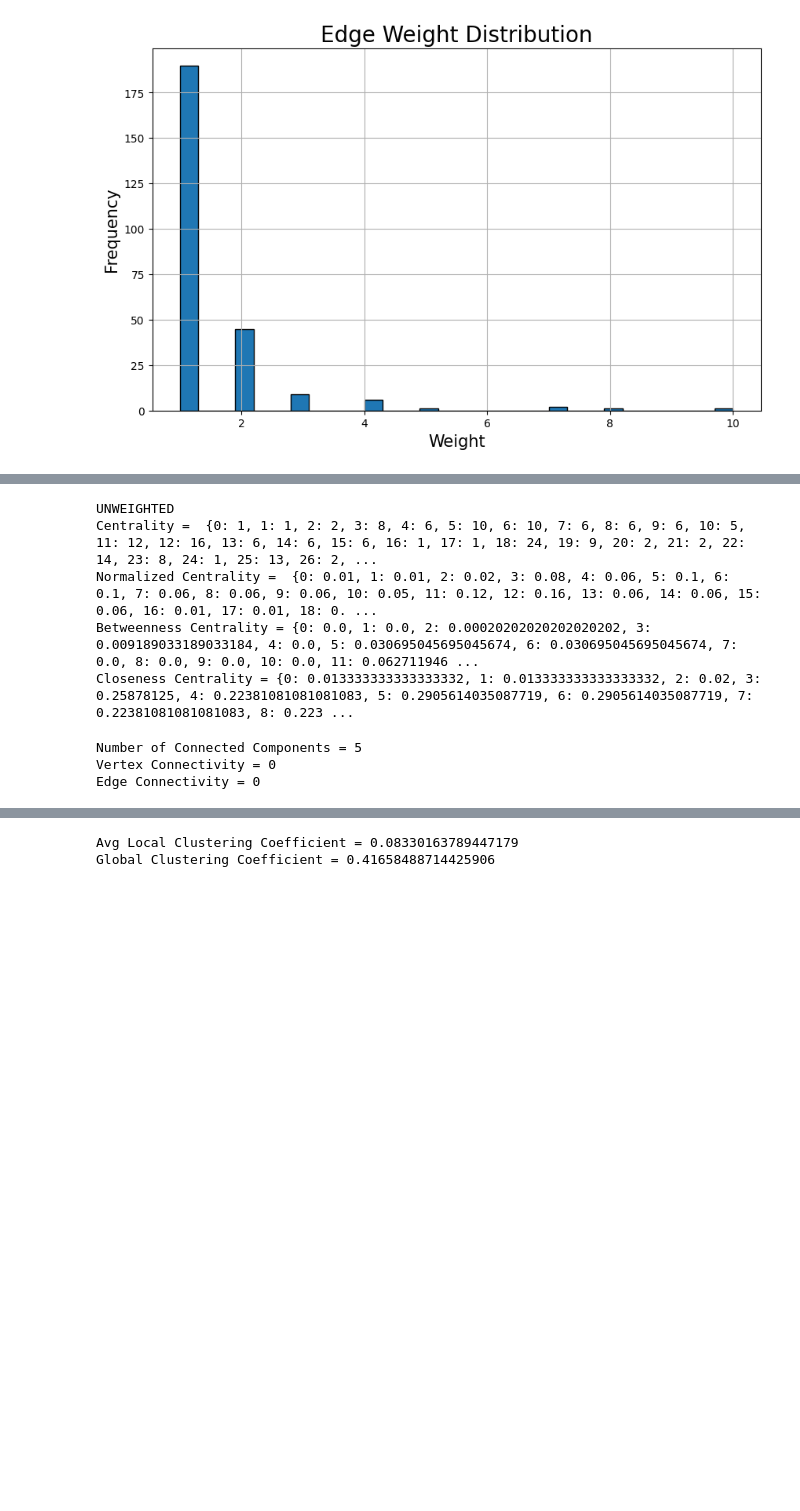
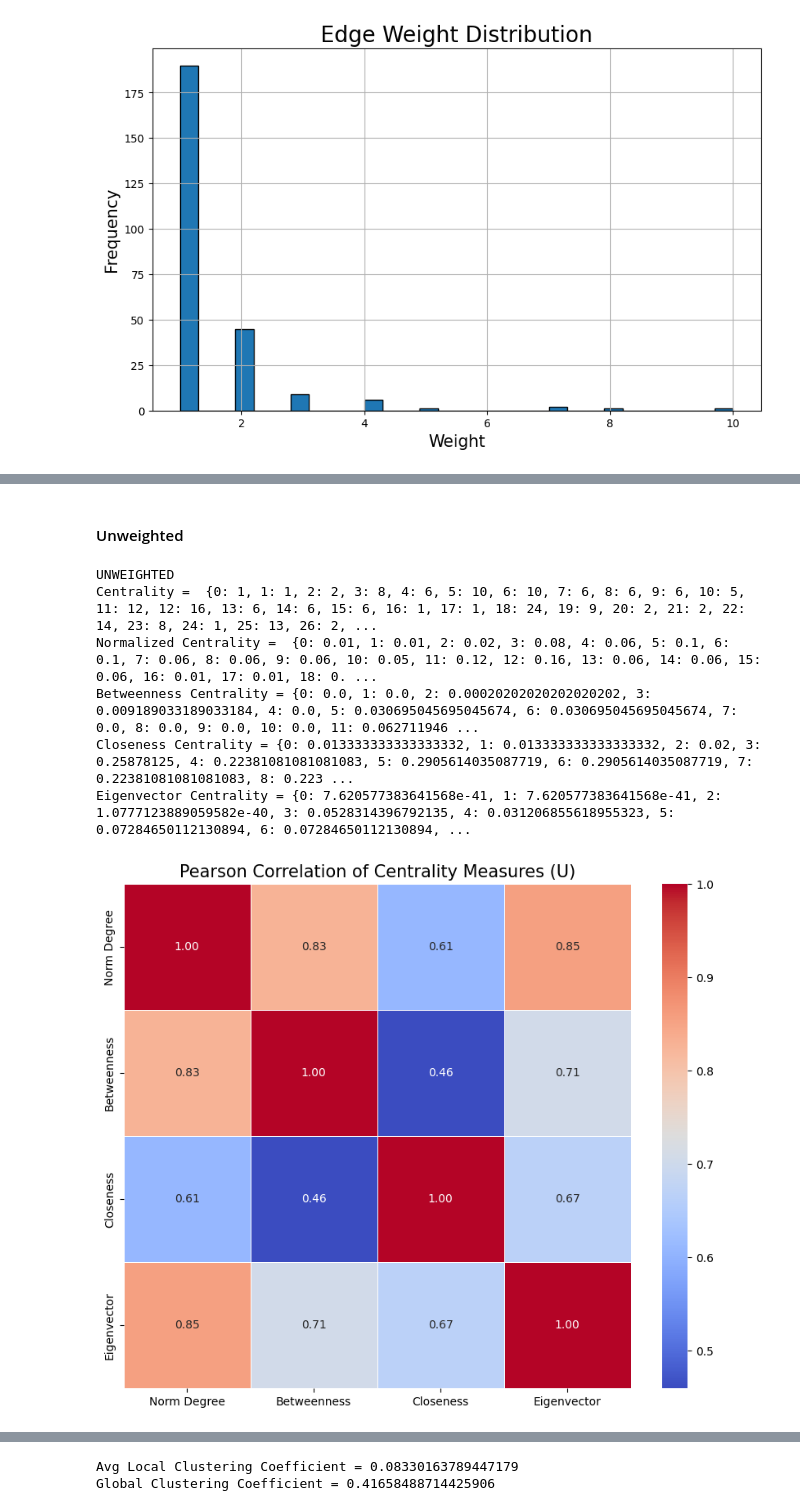
Before and after one commit to Enri98/mafia-network, a Jupyter notebook: project.ipynb, the cells around one changed output, grey strips where cells are left out. Drawn from its saved outputs; the diff is of its cells as text; code cells hidden in the pictures; blank space fills up the shorter version.

```diff
--- a/project.ipynb
+++ b/project.ipynb
@@ -337,17 +456,22 @@ Unweighted
+# %% [markdown]
+#### Unweighted
 # %%
 # Centrality measures
 norm_centrality_u = dict(sorted(nx.degree_centrality(Gu).items()))
 betweenness_centrality_u = dict(sorted(nx.betweenness_centrality(Gu).items()))
 closeness_centrality_u = dict(sorted(nx.closeness_centrality(Gu).items()))
+eigenvector_centrality_u = dict(sorted(nx.eigenvector_centrality(Gu).items()))
 
 print('UNWEIGHTED')
 print("Centrality = ", degree_u)
 print('Normalized Centrality = ', norm_centrality_u)
 print(f"Betweenness Centrality = {betweenness_centrality_u}")
 print(f'Closeness Centrality = {closeness_centrality_u}')
+print(f'Eigenvector Centrality = {eigenvector_centrality_u}')
 # %% [output]
 UNWEIGHTED
 Centrality =  {0: 1, 1: 1, 2: 2, 3: 8, 4: 6, 5: 10, 6: 10, 7: 6, 8: 6, 9: 6, 10: 5, 11: 12, 12: 16, 13: 6, 14: 6, 15: 6, 16: 1, 17: 1, 18: 24, 19: 9, 20: 2, 21: 2, 22: 14, 23: 8, 24: 1, 25: 13, 26: 2, ...
 Normalized Centrality =  {0: 0.01, 1: 0.01, 2: 0.02, 3: 0.08, 4: 0.06, 5: 0.1, 6: 0.1, 7: 0.06, 8: 0.06, 9: 0.06, 10: 0.05, 11: 0.12, 12: 0.16, 13: 0.06, 14: 0.06, 15: 0.06, 16: 0.01, 17: 0.01, 18: 0. ...
 Betweenness Centrality = {0: 0.0, 1: 0.0, 2: 0.00020202020202020202, 3: 0.009189033189033184, 4: 0.0, 5: 0.030695045695045674, 6: 0.030695045695045674, 7: 0.0, 8: 0.0, 9: 0.0, 10: 0.0, 11: 0.062711946 ...
 Closeness Centrality = {0: 0.013333333333333332, 1: 0.013333333333333332, 2: 0.02, 3: 0.25878125, 4: 0.22381081081081083, 5: 0.2905614035087719, 6: 0.2905614035087719, 7: 0.22381081081081083, 8: 0.223 ...
+Eigenvector Centrality = {0: 7.620577383641568e-41, 1: 7.620577383641568e-41, 2: 1.0777123889059582e-40, 3: 0.0528314396792135, 4: 0.031206855618955323, 5: 0.07284650112130894, 6: 0.07284650112130894, ...
@@ -363,13 +478,19 @@ Closeness Centrality = {0: 0.013333333333333332, 1: 0.013333333333333332, 2: 0.0
-# %%
-# Connectivity Analysis
-connected_components = list(nx.connected_components(G))
-vertex_connectivity = nx.node_connectivity(G)
-edge_connectivity = nx.edge_connectivity(G)
-
-print(f"Number of Connected Components = {len(connected_components)}")
-print(f"Vertex Connectivity = {vertex_connectivity}")
-print(f"Edge Connectivity = {edge_connectivity}")
-# %% [output]
-Number of Connected Components = 5
-Vertex Connectivity = 0
-Edge Connectivity = 0
+# %%
+# Create a DataFrame from the centrality measures
+centrality_df_u = pd.DataFrame({
+    'Norm Degree': pd.Series(norm_centrality_u),
+    'Betweenness': pd.Series(betweenness_centrality_u),
+    'Closeness': pd.Series(closeness_centrality_u),
+    'Eigenvector': pd.Series(eigenvector_centrality_u)
+})
+
+# Calculate the correlation matrix
+correlation_matrix_u = centrality_df_u.corr()
+
+# Plot the heatmap
+plt.figure(figsize=(10, 8))
+sns.heatmap(correlation_matrix_u, annot=True, cmap='coolwarm', fmt=".2f", linewidths=.5)
+plt.title('Pearson Correlation of Centrality Measures (U)', fontsize=15)
+plt.show()
+# %% [output]
+[figure, added]
```
Also changed, not shown: parts of 43 cells of this notebook.
